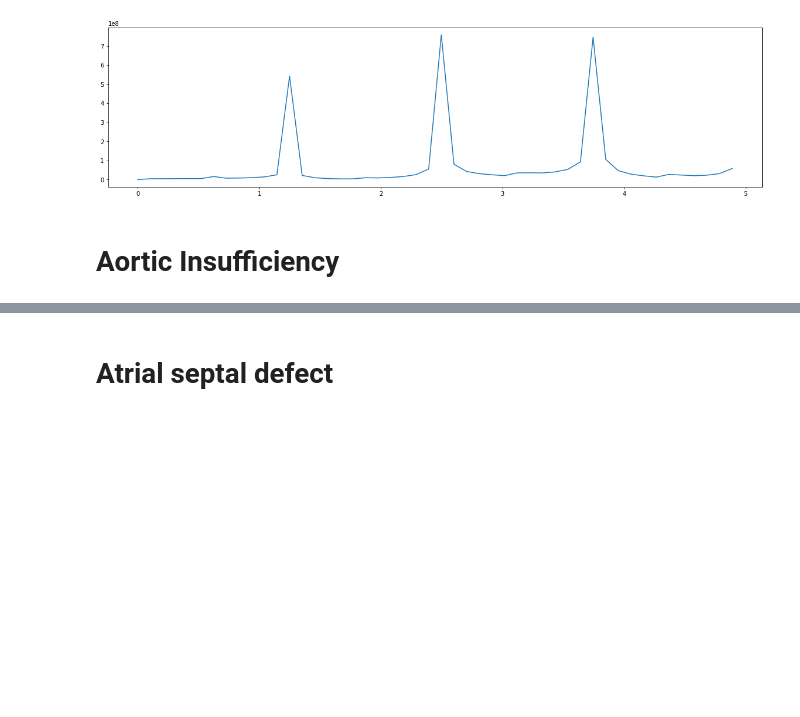
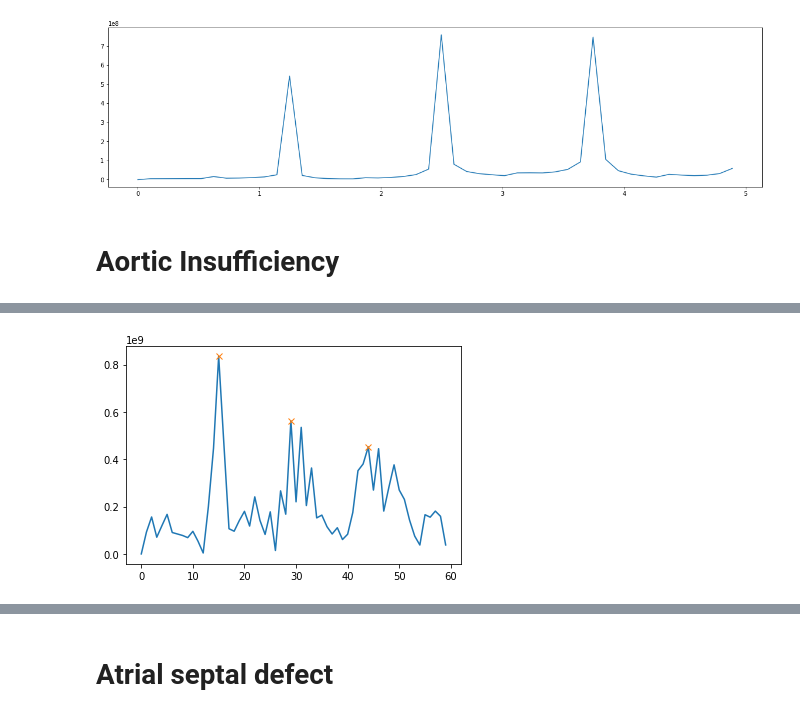
Before and after one commit to jayanthc/cadence, a Jupyter notebook: eda2.ipynb, the cells around one changed output, grey strips where cells are left out. Saved outputs shown, nothing was run; the diff lists cells and outputs as text; code cells hidden in the pictures; blank space fills up the shorter version.

```diff
--- a/eda2.ipynb
+++ b/eda2.ipynb
@@ -183,0 +207,7 @@ float64
+# %%
+peaks_s2, prop_s2 = ss.find_peaks(data_ft_s2, height=0.4e9, distance=10)
+plt.plot(data_ft_s2)
+plt.plot(peaks_s2, data_ft_s2[peaks_s2], "x")
+plt.show()
+# %% [output]
+[figure, added]
```
Also changed, not shown: parts of 9 cells of this notebook.
